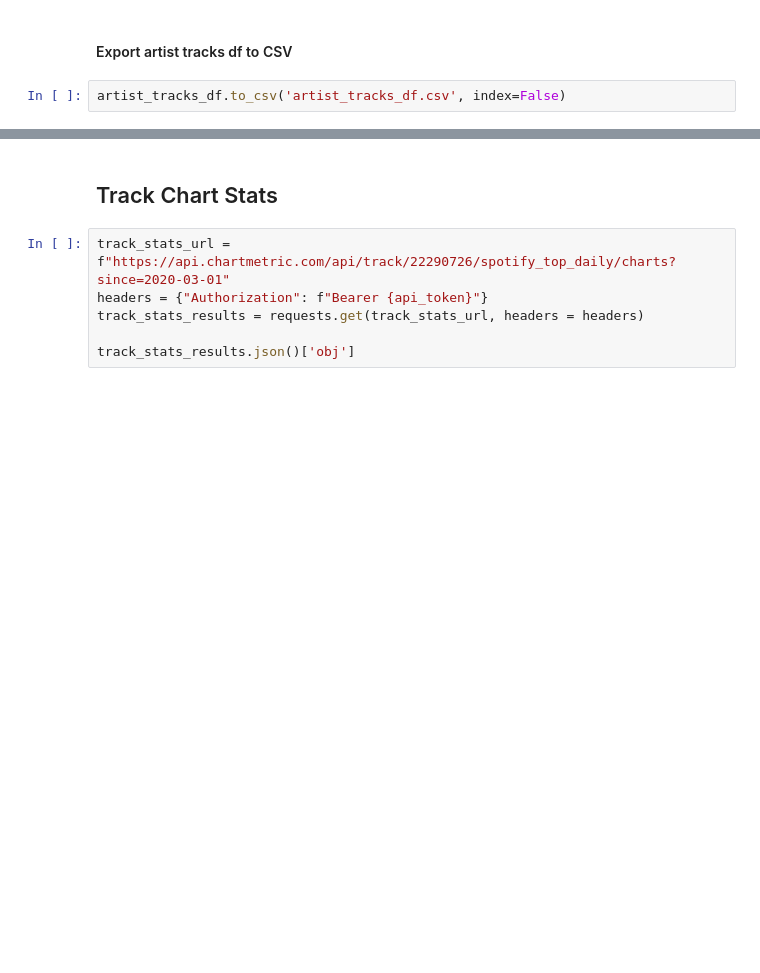
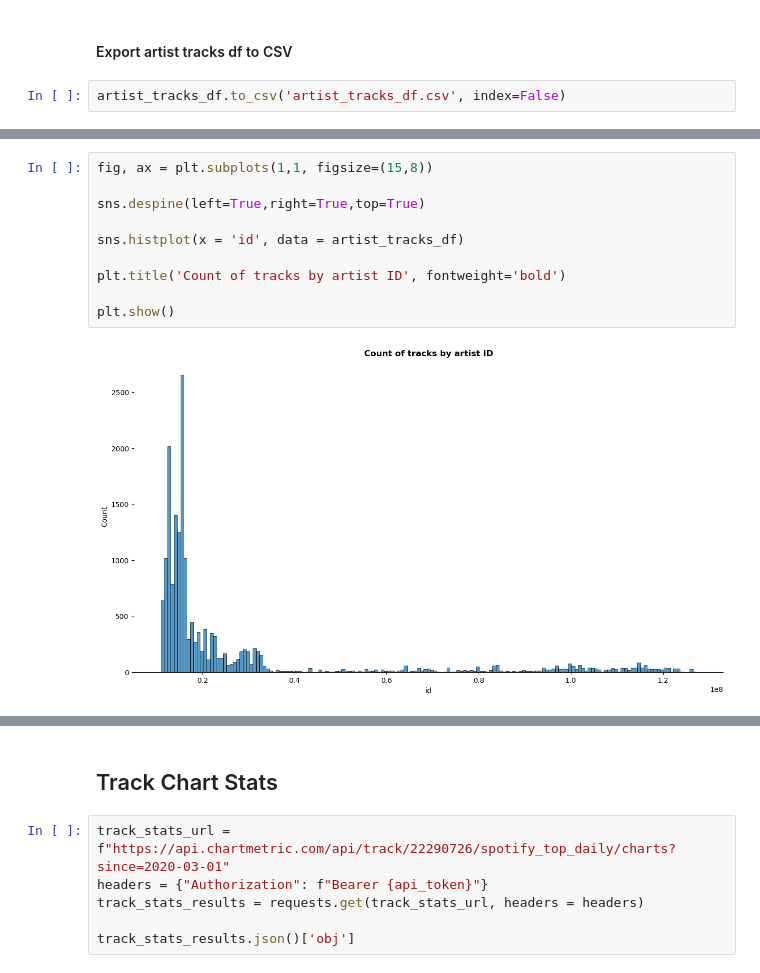
Before and after one commit to dannygallardo/PredictingHitSongsML, a Jupyter notebook: Final - Alisha - Nico - Consolidate And CleanUp Data For ML-wVisuals.ipynb, the cells around one changed output, grey strips where cells are left out. Drawn from its saved outputs; the diff is of its cells as text; blank space fills up the shorter version.

Commit message:
push visuals notebook with final visual

```diff
--- a/Final - Alisha - Nico - Consolidate And CleanUp Data For ML-wVisuals.ipynb
+++ b/Final - Alisha - Nico - Consolidate And CleanUp Data For ML-wVisuals.ipynb
@@ -324,0 +370,12 @@ artist_tracks_df.to_csv('artist_tracks_df.csv', index=False)
+# %%
+fig, ax = plt.subplots(1,1, figsize=(15,8))
+
+sns.despine(left=True,right=True,top=True)
+
+sns.histplot(x = 'id', data = artist_tracks_df)
+
+plt.title('Count of tracks by artist ID', fontweight='bold')
+
+plt.show()
+# %% [output]
+[figure, added]
```
Also changed, not shown: parts of 5 cells of this notebook.
